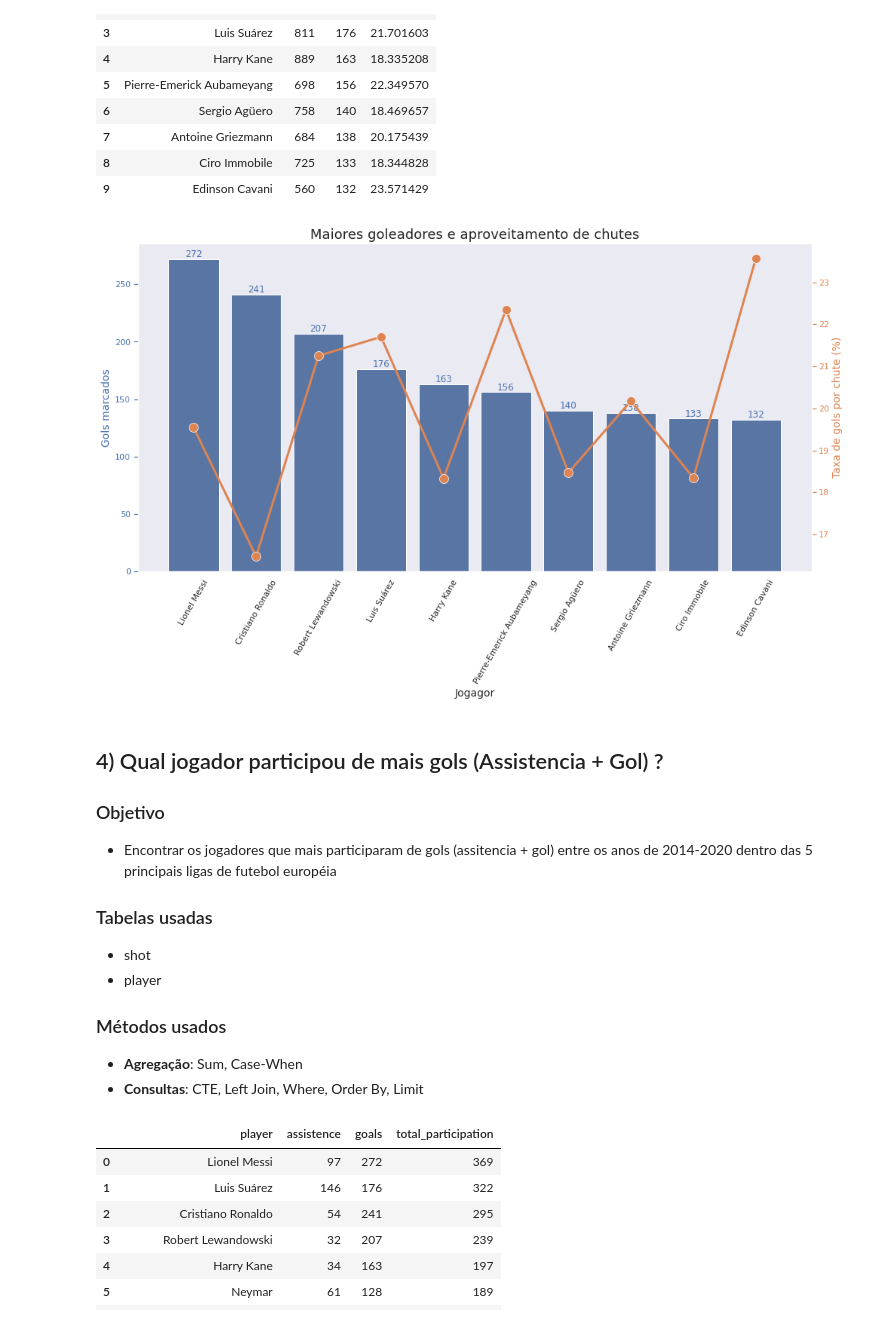
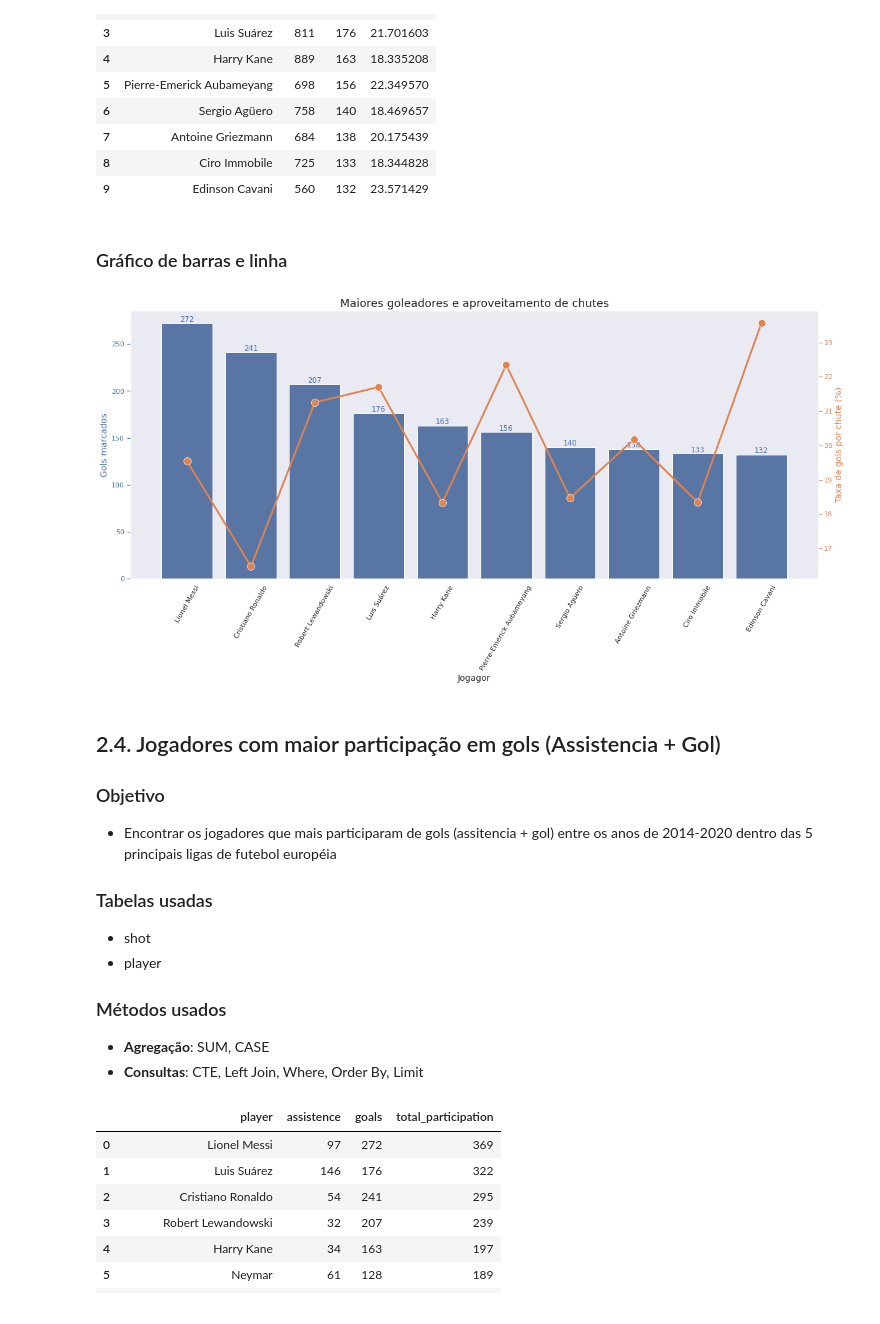
Before and after one commit to ciencia-dados-ifsp-grupo5/FootbalDatabase, a Jupyter notebook: notebooks/FootballDatabase_analysis.ipynb, the cells around one changed output. Saved outputs shown, nothing was run; the diff lists cells and outputs as text; code cells hidden in the pictures.

```diff
--- a/notebooks/FootballDatabase_analysis.ipynb
+++ b/notebooks/FootballDatabase_analysis.ipynb
@@ -172,9 +218,12 @@ def mysql_close_connection(cnx):
 # %%
-import pandas as pd
+def exec_query(query):
 
-def exec_query(query):
-    cnx, cursor = mysql_connect(DB_CONFIG)
+    cnx = mysql_connect(DB_CONFIG)
+    cursor = cnx.cursor()
+
     cursor.execute(query)
+
     df = pd.DataFrame(cursor.fetchall(), columns=cursor.column_names)
+
     mysql_close_connection(cnx)
     return df
@@ -299,28 +352,25 @@ exec_query(question_2)
 # %%
-question_3 = '''
+query_3 = '''
 SELECT
     A.*,
-    100 * CAST(goals AS FLOAT) / CAST(shots AS FLOAT) AS goal_rate
+    100 * CAST(goals AS FLOAT) / CAST(shots AS FLOAT) as goal_rate
 FROM(
     SELECT
         player.name as player,
         COUNT(shotResult) as shots,
         SUM(
-            CASE
-            WHEN shotResult = 'Goal'
-                THEN 1
+            CASE WHEN shotResult = 'Goal' THEN 1
                 ELSE 0
-            END) AS goals
-    FROM
-        shot
+            END
+        ) AS goals
+    FROM shot
     LEFT JOIN player on shot.shooterID = player.playerID
-    GROUP BY
-        player.name
+    GROUP BY player.name
 ) A
 ORDER BY goals DESC
 LIMIT 10
 '''
-result_3 = exec_query(question_3)
+result_3 = exec_query(query_3)
 result_3
 # %% [output]
 |  | player | shots | goals | goal_rate |
@@ -334,40 +384,40 @@ result_3
 | 7 | Antoine Griezmann | 684 | 138 | 20.175439 |
 | 8 | Ciro Immobile | 725 | 133 | 18.344828 |
 | 9 | Edinson Cavani | 560 | 132 | 23.571429 |
+# %% [markdown]
+### Gráfico de barras e linha
 # %%
 goals_color = sns.color_palette()[0]
 rate_color = sns.color_palette()[1]
 
-plt.figure(figsize=(16,8))
-
+plt.figure(figsize=(20,8))
 
 ax_goals = sns.barplot(data=result_3, x='player', y='goals', color=goals_color)
 ax_goals.set_ylabel("Gols marcados", color=goals_color)
 ax_goals.tick_params(axis='y', color=goals_color, labelcolor=goals_color)
 ax_goals.bar_label(ax_goals.containers[0], color=goals_color)
-
 
 ax_rate = ax_goals.twinx()
 sns.lineplot(ax=ax_rate, data=result_3, x='player', y='goal_rate', color=rate_color, linewidth=3, marker='o', markersize=12)
 ax_rate.set_ylabel("Taxa de gols por chute (%)", color=rate_color)
 ax_rate.tick_params(axis='y', color=rate_color, labelcolor=rate_color)
 
 ax_goals.set(title="Maiores goleadores e aproveitamento de chutes", xlabel='Jogagor')
 ax_goals.tick_params(axis='x', rotation=60)
 plt.show()
 # %% [output]
-[figure, old version]
+[figure, new version]
 # %% [markdown]
-## 4) Qual jogador participou de mais gols (Assistencia + Gol) ?
+## 2.4. Jogadores com maior participação em gols (Assistencia + Gol)
 
 ### Objetivo
-* Encontrar os jogadores que mais participaram de gols (assitencia + gol) entre os anos de 2014-2020 dentro das 5 principais ligas de futebol européia
+- Encontrar os jogadores que mais participaram de gols (assitencia + gol) entre os anos de 2014-2020 dentro das 5 principais ligas de futebol européia
 
 ### Tabelas usadas
-* shot
-* player
+- shot
+- player
 
 ### Métodos usados
-* <b>Agregação</b>: Sum, Case-When
-* <b>Consultas</b>: CTE, Left Join, Where, Order By, Limit
+- **Agregação**: SUM, CASE
+- **Consultas**: CTE, Left Join, Where, Order By, Limit
 # %%
```
Also changed, not shown: parts of 46 cells of this notebook, 3 other files.
